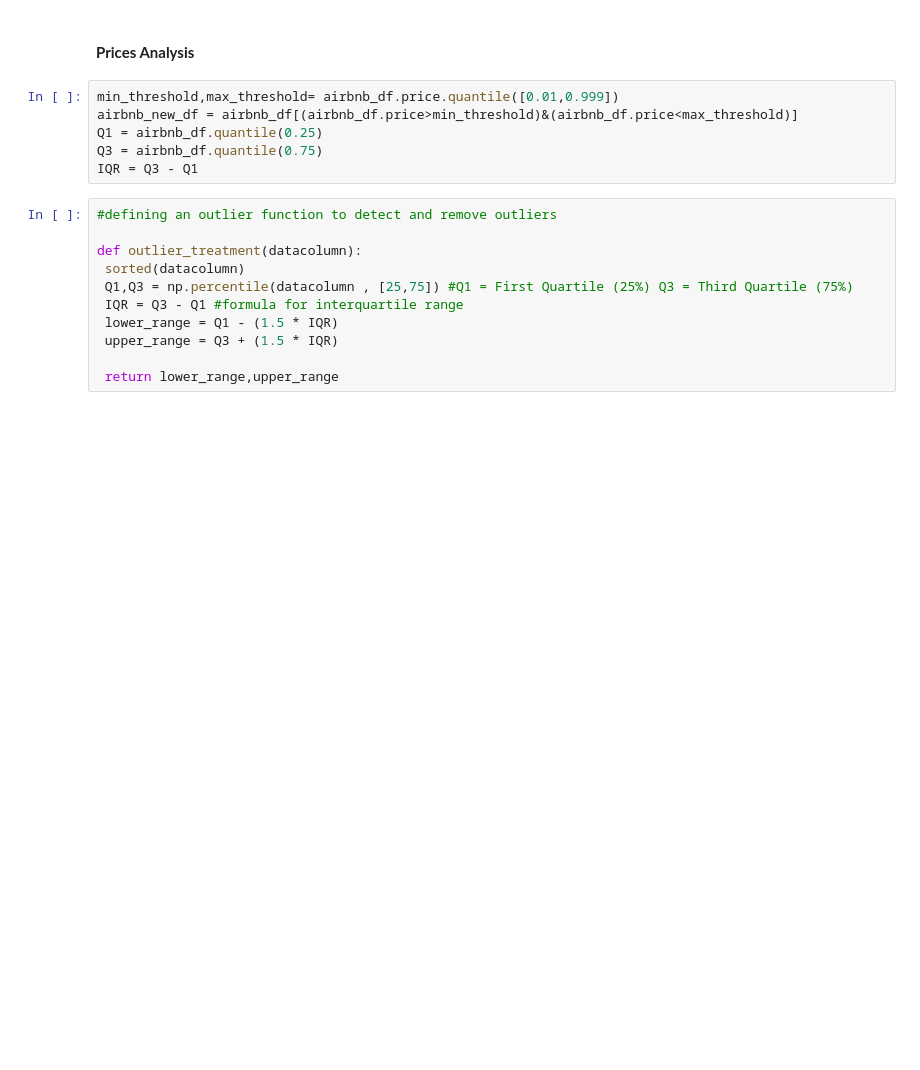
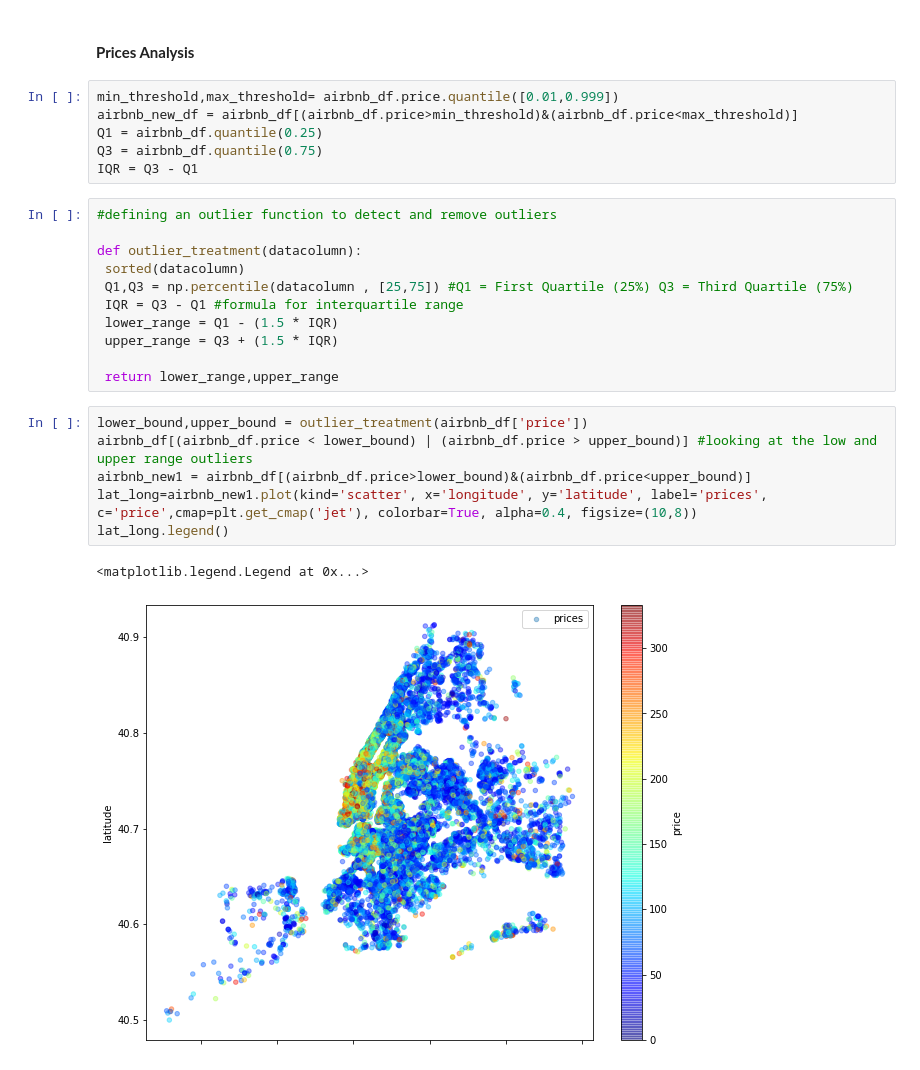
Before and after one commit to itsaniketrathod/Capstone-Project-EDA, a Jupyter notebook: AirBnB_Booking_Analysis.ipynb, the cells around one changed output. Saved outputs shown, nothing was run; the diff lists cells and outputs as text; blank space fills up the shorter version.

```diff
--- a/AirBnB_Booking_Analysis.ipynb
+++ b/AirBnB_Booking_Analysis.ipynb
@@ -369,3 +369,12 @@ def outlier_treatment(datacolumn):
  upper_range = Q3 + (1.5 * IQR)
 
  return lower_range,upper_range
+# %%
+lower_bound,upper_bound = outlier_treatment(airbnb_df['price'])
+airbnb_df[(airbnb_df.price < lower_bound) | (airbnb_df.price > upper_bound)] #looking at the low and upper range outliers
+airbnb_new1 = airbnb_df[(airbnb_df.price>lower_bound)&(airbnb_df.price<upper_bound)]
+lat_long=airbnb_new1.plot(kind='scatter', x='longitude', y='latitude', label='prices', c='price',cmap=plt.get_cmap('jet'), colorbar=True, alpha=0.4, figsize=(10,8))
+lat_long.legend()
+# %% [output]
+<matplotlib.legend.Legend at 0x...>
+[figure, added]
```
